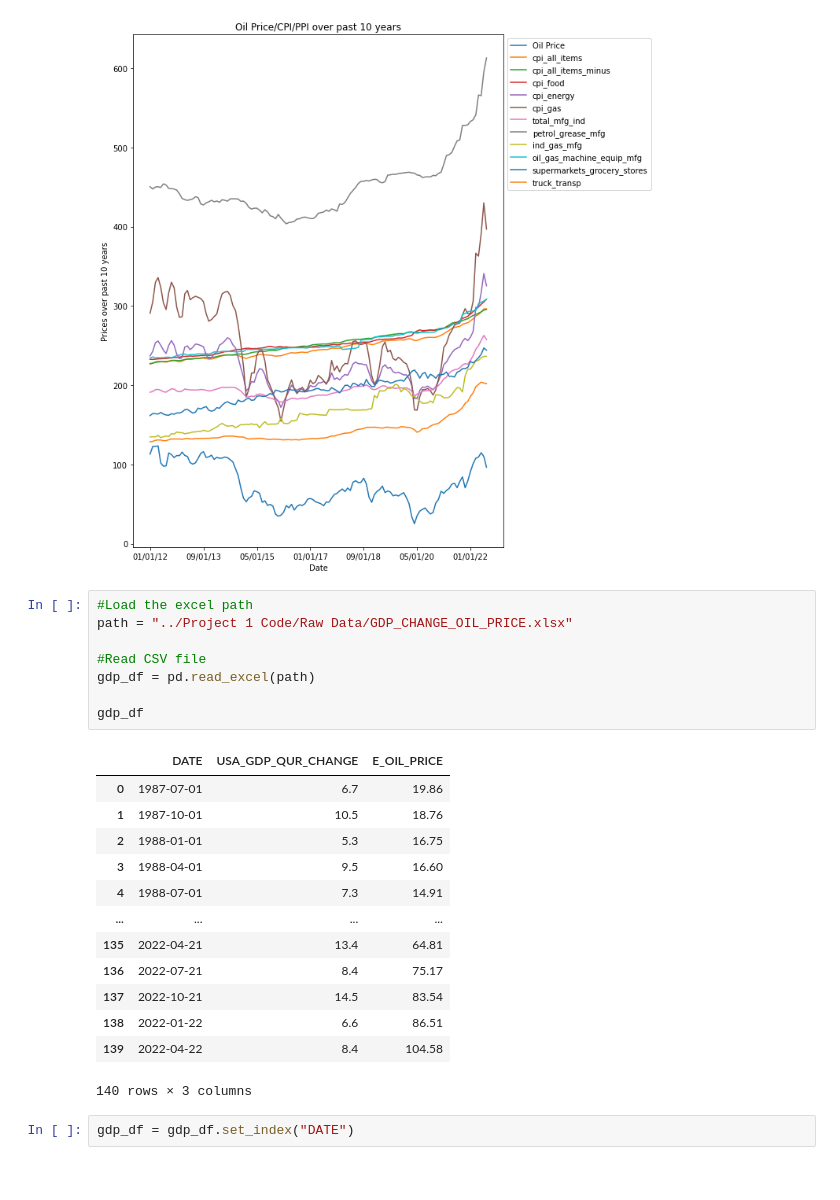
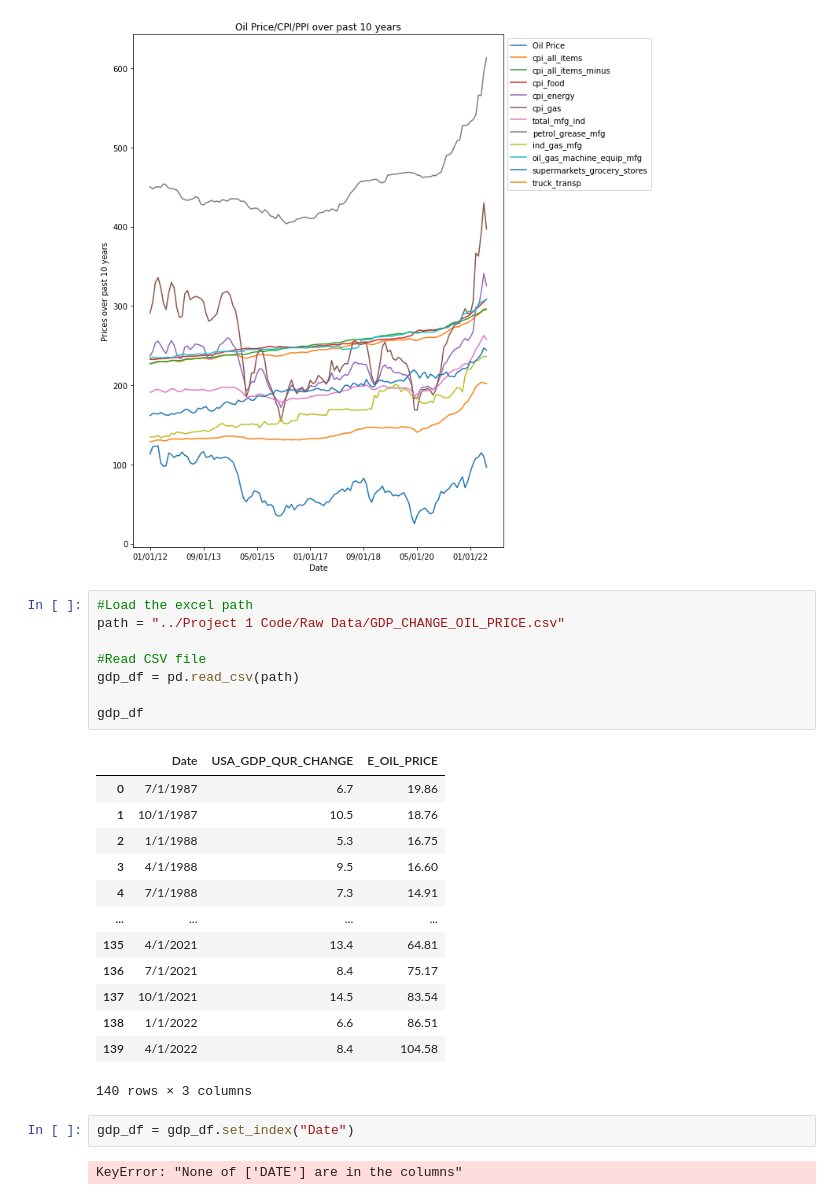
Before and after one commit to Master-Leo/Team-6-Main, a Jupyter notebook: Project 1 Code/statistical_analysis.ipynb, the cells around one changed output. Cells and saved outputs as stored; diff of their text form.

Commit message:
'updated path'

```diff
--- a/Project 1 Code/statistical_analysis.ipynb
+++ b/Project 1 Code/statistical_analysis.ipynb
@@ -268,28 +268,30 @@ plt.show()
 [figure]
 # %%
 #Load the excel path
-path = "../Project 1 Code/Raw Data/GDP_CHANGE_OIL_PRICE.xlsx"
+path = "../Project 1 Code/Raw Data/GDP_CHANGE_OIL_PRICE.csv"
 
 #Read CSV file
-gdp_df = pd.read_excel(path)
+gdp_df = pd.read_csv(path)
 
 gdp_df
 # %% [output]
-|  | DATE | USA_GDP_QUR_CHANGE | E_OIL_PRICE |
-| 0 | 1987-07-01 | 6.7 | 19.86 |
-| 1 | 1987-10-01 | 10.5 | 18.76 |
-| 2 | 1988-01-01 | 5.3 | 16.75 |
-| 3 | 1988-04-01 | 9.5 | 16.60 |
-| 4 | 1988-07-01 | 7.3 | 14.91 |
+|  | Date | USA_GDP_QUR_CHANGE | E_OIL_PRICE |
+| 0 | 7/1/1987 | 6.7 | 19.86 |
+| 1 | 10/1/1987 | 10.5 | 18.76 |
+| 2 | 1/1/1988 | 5.3 | 16.75 |
+| 3 | 4/1/1988 | 9.5 | 16.60 |
+| 4 | 7/1/1988 | 7.3 | 14.91 |
 | ... | ... | ... | ... |
-| 135 | 2022-04-21 | 13.4 | 64.81 |
-| 136 | 2022-07-21 | 8.4 | 75.17 |
-| 137 | 2022-10-21 | 14.5 | 83.54 |
-| 138 | 2022-01-22 | 6.6 | 86.51 |
-| 139 | 2022-04-22 | 8.4 | 104.58 |
+| 135 | 4/1/2021 | 13.4 | 64.81 |
+| 136 | 7/1/2021 | 8.4 | 75.17 |
+| 137 | 10/1/2021 | 14.5 | 83.54 |
+| 138 | 1/1/2022 | 6.6 | 86.51 |
+| 139 | 4/1/2022 | 8.4 | 104.58 |
 140 rows × 3 columns
 # %%
-gdp_df = gdp_df.set_index("DATE")
+gdp_df = gdp_df.set_index("Date")
+# %% [output]
+KeyError: "None of ['DATE'] are in the columns"
 # %%
 gdp_df
 # %% [output]
```
Also changed, not shown: parts of 9 cells of this notebook, 9 other files.
